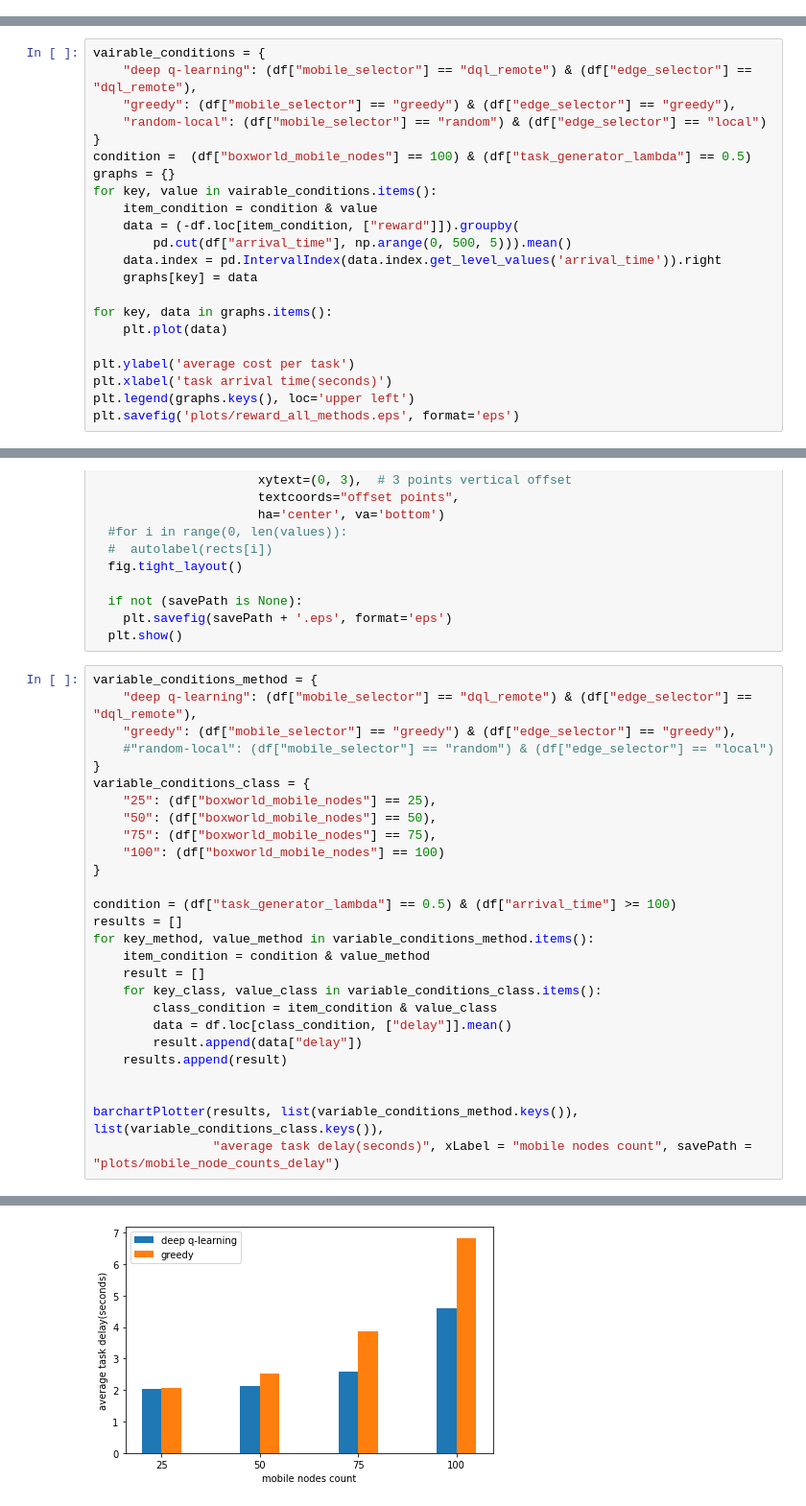
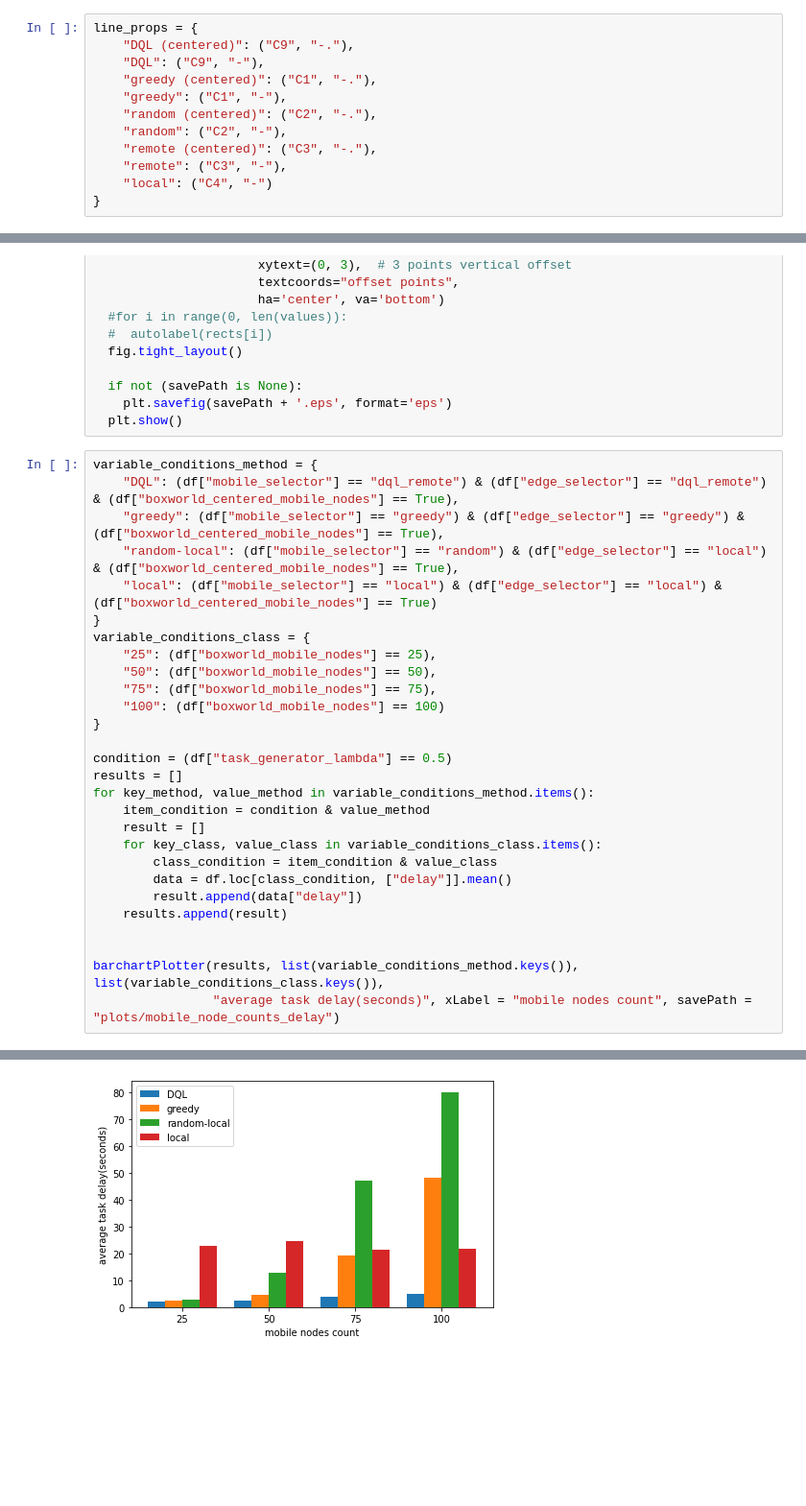
Before and after one commit to ahmadzendebudi/edge_simulation1, a Jupyter notebook: plots.ipynb, the cells around one changed output, grey strips where cells are left out. Shown at 96% size. Cells and saved outputs as stored; diff of their text form; blank space fills up the shorter version.

```diff
--- a/plots.ipynb
+++ b/plots.ipynb
@@ -62,0 +63,12 @@ df = loadDataframe("V3")
+# %%
+line_props = {
+    "DQL (centered)": ("C9", "-."),
+    "DQL": ("C9", "-"),
+    "greedy (centered)": ("C1", "-."),
+    "greedy": ("C1", "-"),
+    "random (centered)": ("C2", "-."),
+    "random": ("C2", "-"),
+    "remote (centered)": ("C3", "-."),
+    "remote": ("C3", "-"),
+    "local": ("C4", "-")
+}
@@ -114,22 +438,0 @@ The PostScript backend does not support transparency; partially transparent arti
-# %%
-vairable_conditions = {
-    "deep q-learning": (df["mobile_selector"] == "dql_remote") & (df["edge_selector"] == "dql_remote"),
-    "greedy": (df["mobile_selector"] == "greedy") & (df["edge_selector"] == "greedy"),
-    "random-local": (df["mobile_selector"] == "random") & (df["edge_selector"] == "local")
-}
-condition =  (df["boxworld_mobile_nodes"] == 100) & (df["task_generator_lambda"] == 0.5)
-graphs = {}
-for key, value in vairable_conditions.items():
-    item_condition = condition & value
-    data = (-df.loc[item_condition, ["reward"]]).groupby(
-        pd.cut(df["arrival_time"], np.arange(0, 500, 5))).mean()
-    data.index = pd.IntervalIndex(data.index.get_level_values('arrival_time')).right
-    graphs[key] = data
-
-for key, data in graphs.items():
-    plt.plot(data)
-
-plt.ylabel('average cost per task')
-plt.xlabel('task arrival time(seconds)')
-plt.legend(graphs.keys(), loc='upper left')
-plt.savefig('plots/reward_all_methods.eps', format='eps')
@@ -172,31 +472,32 @@ def barchartPlotter(values, valueLabels, classesLabel, yLabel, xLabel = None, le
   plt.show()
 # %%
 variable_conditions_method = {
-    "deep q-learning": (df["mobile_selector"] == "dql_remote") & (df["edge_selector"] == "dql_remote"),
-    "greedy": (df["mobile_selector"] == "greedy") & (df["edge_selector"] == "greedy"),
-    #"random-local": (df["mobile_selector"] == "random") & (df["edge_selector"] == "local")
+    "DQL": (df["mobile_selector"] == "dql_remote") & (df["edge_selector"] == "dql_remote") & (df["boxworld_centered_mobile_nodes"] == True),
+    "greedy": (df["mobile_selector"] == "greedy") & (df["edge_selector"] == "greedy") & (df["boxworld_centered_mobile_nodes"] == True),
+    "random-local": (df["mobile_selector"] == "random") & (df["edge_selector"] == "local") & (df["boxworld_centered_mobile_nodes"] == True),
+    "local": (df["mobile_selector"] == "local") & (df["edge_selector"] == "local") & (df["boxworld_centered_mobile_nodes"] == True)
 }
 variable_conditions_class = {
     "25": (df["boxworld_mobile_nodes"] == 25),
     "50": (df["boxworld_mobile_nodes"] == 50),
     "75": (df["boxworld_mobile_nodes"] == 75),
     "100": (df["boxworld_mobile_nodes"] == 100)
 }
 
-condition = (df["task_generator_lambda"] == 0.5) & (df["arrival_time"] >= 100)
+condition = (df["task_generator_lambda"] == 0.5)
 results = []
 for key_method, value_method in variable_conditions_method.items():
     item_condition = condition & value_method
     result = []
     for key_class, value_class in variable_conditions_class.items():
         class_condition = item_condition & value_class
         data = df.loc[class_condition, ["delay"]].mean()
         result.append(data["delay"])
     results.append(result)
 
 
 barchartPlotter(results, list(variable_conditions_method.keys()), list(variable_conditions_class.keys()),
                 "average task delay(seconds)", xLabel = "mobile nodes count", savePath = "plots/mobile_node_counts_delay")
 # %% [output]
 The PostScript backend does not support transparency; partially transparent artists will be rendered opaque.
-[figure, old version]
+[figure, new version]
```
Also changed, not shown: parts of 23 cells of this notebook, 17 other files.
